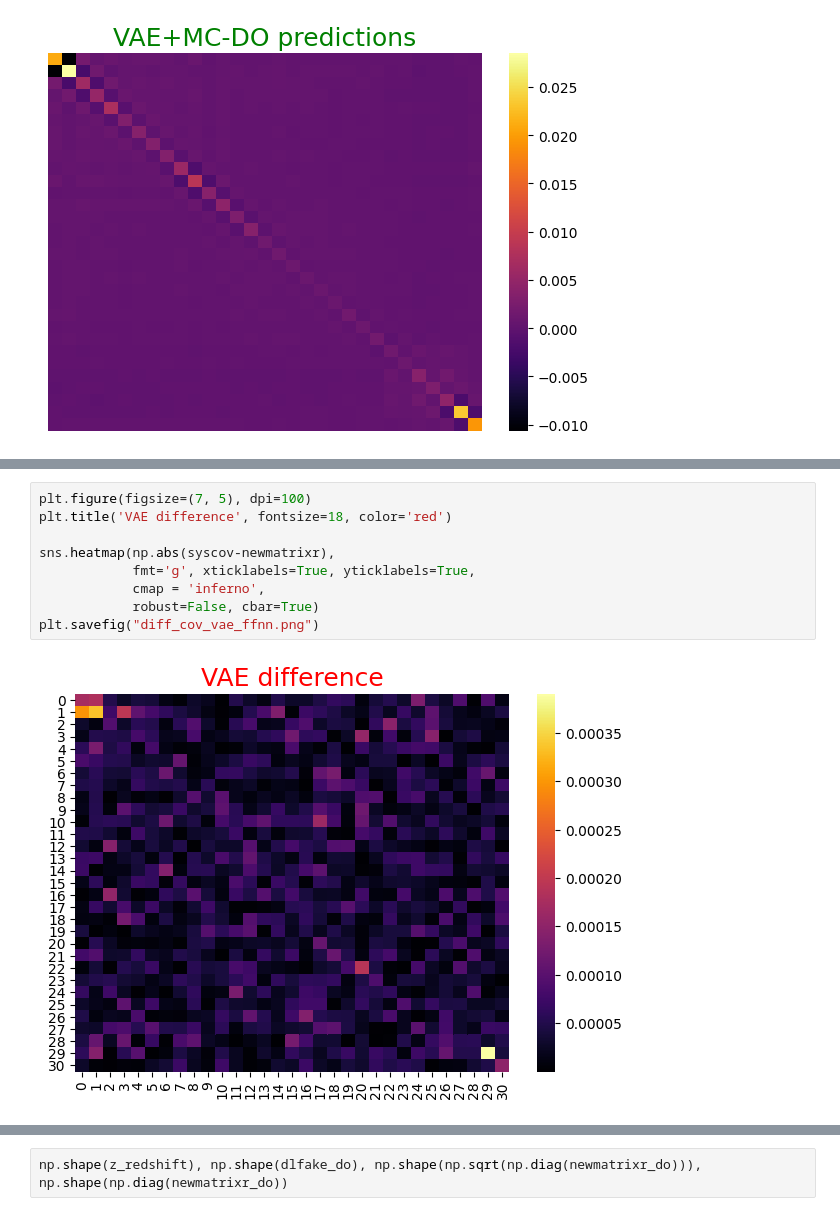
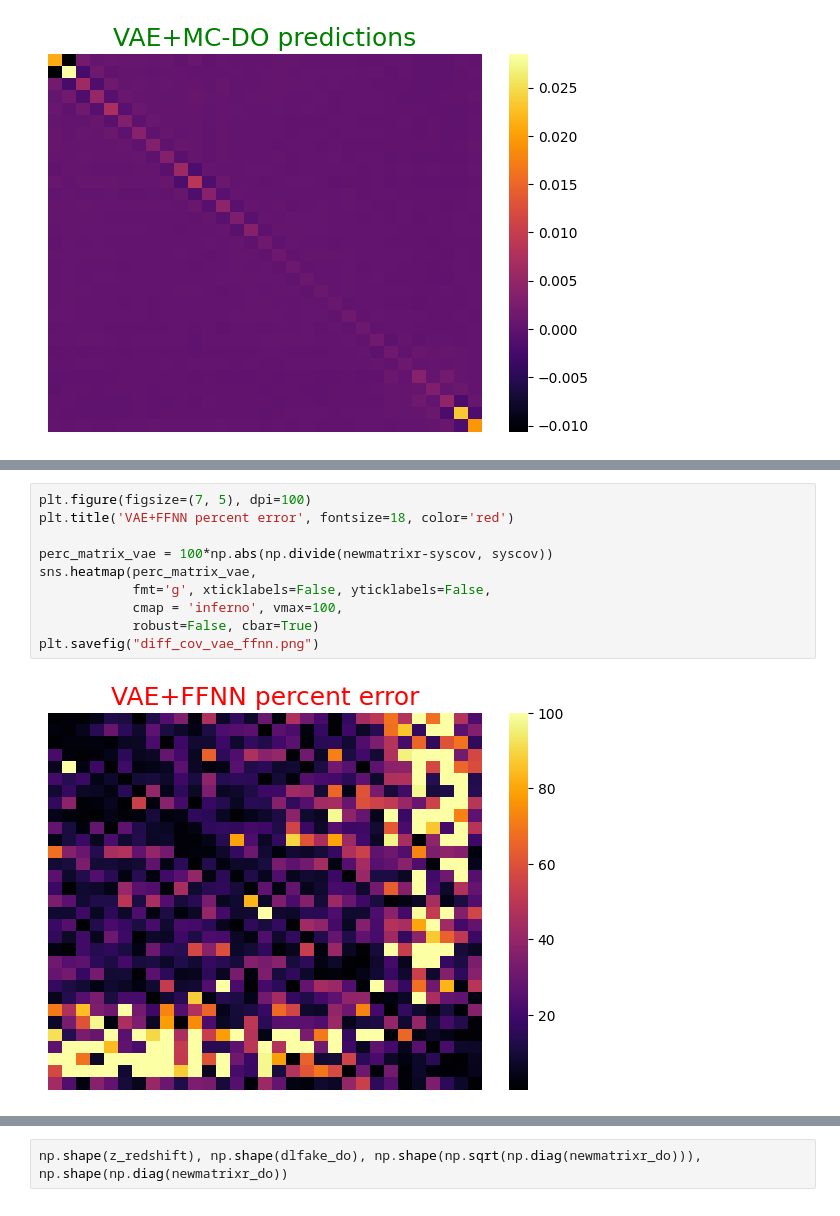
Before and after one commit to igomezv/crann, a Jupyter notebook: arxiv_notebooks/loadANNjla-review_plots.ipynb, the cells around one changed output, grey strips where cells are left out. Cells and saved outputs as stored; diff of their text form.

```diff
--- a/arxiv_notebooks/loadANNjla-review_plots.ipynb
+++ b/arxiv_notebooks/loadANNjla-review_plots.ipynb
@@ -449,11 +460,12 @@ plt.savefig("diff_cov_vae_mcdo.png")
 # %%
 plt.figure(figsize=(7, 5), dpi=100)
-plt.title('VAE difference', fontsize=18, color='red')
+plt.title('VAE+FFNN percent error', fontsize=18, color='red')
 
-sns.heatmap(np.abs(syscov-newmatrixr),
-            fmt='g', xticklabels=True, yticklabels=True,
-            cmap = 'inferno',
+perc_matrix_vae = 100*np.abs(np.divide(newmatrixr-syscov, syscov))
+sns.heatmap(perc_matrix_vae,
+            fmt='g', xticklabels=False, yticklabels=False,
+            cmap = 'inferno', vmax=100,
             robust=False, cbar=True)
 plt.savefig("diff_cov_vae_ffnn.png")
 # %% [output]
-[figure, old version]
+[figure, new version]
```
Also changed, not shown: parts of 19 cells of this notebook.
